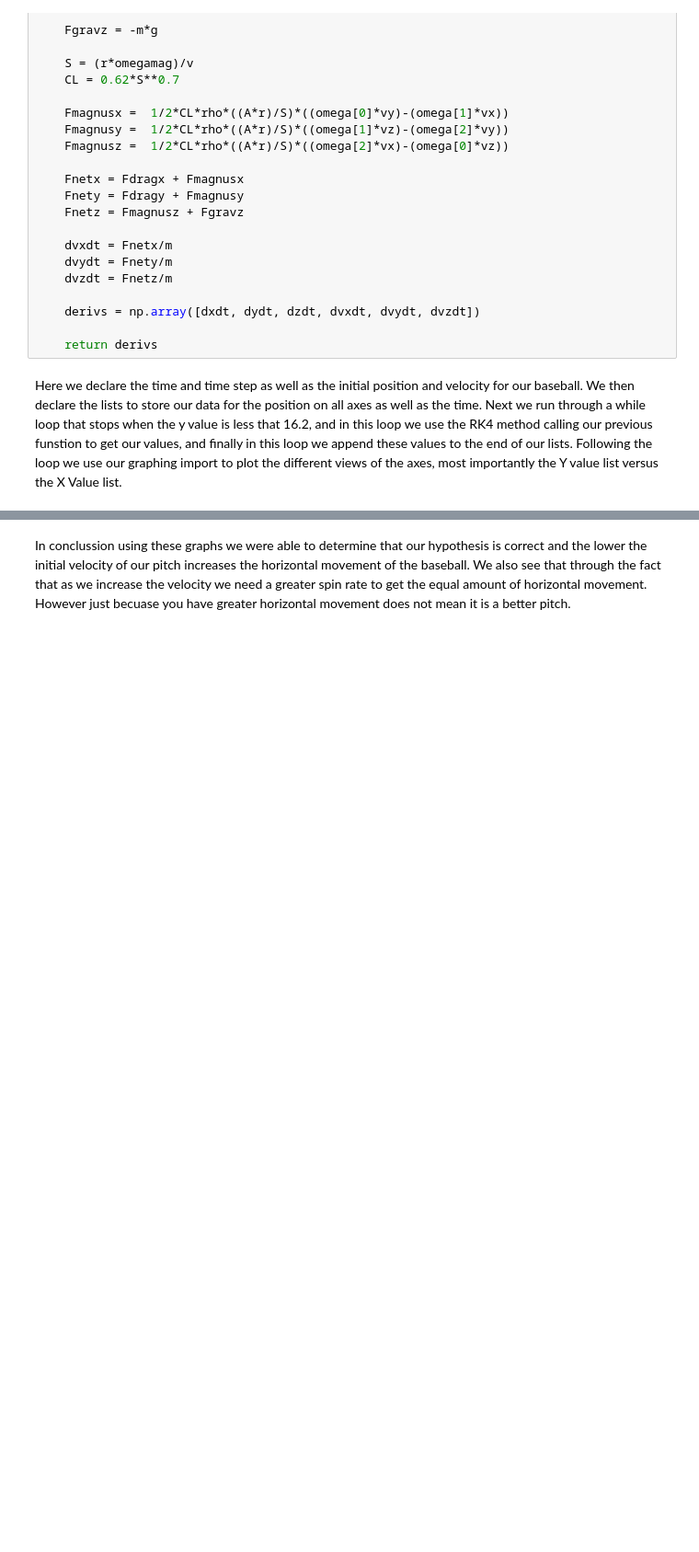
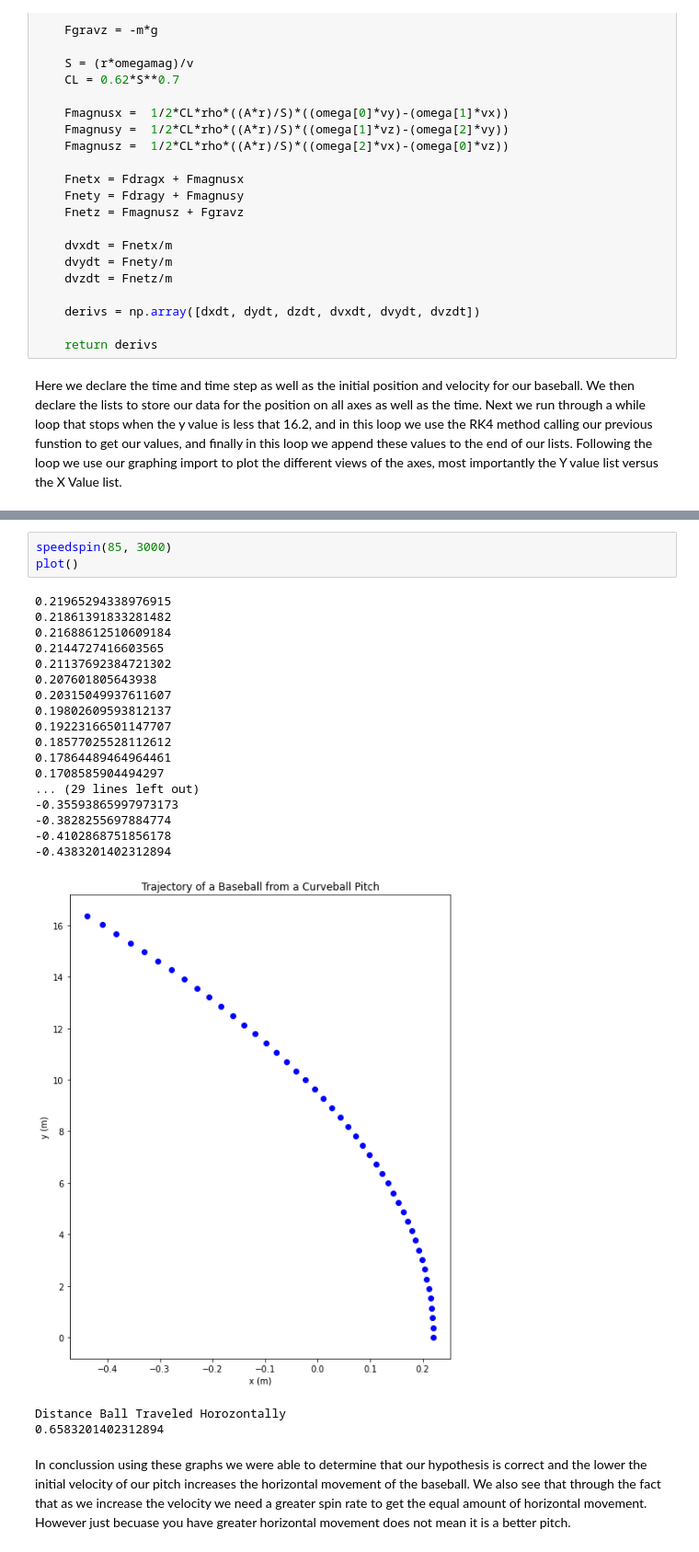
Before and after one commit to Kjbyers6/Portfolio-KByers, a Jupyter notebook: Project 2.ipynb, the cells around one changed output, grey strips where cells are left out. Shown at 92% size. Drawn from its saved outputs; the diff is of its cells as text; blank space fills up the shorter version.

```diff
--- a/Project 2.ipynb
+++ b/Project 2.ipynb
@@ -188,2 +190,26 @@ Finally this is calculated with the velocity of 85 mph and a spin rate of 3000 :
+# %%
+speedspin(85, 3000)
+plot()
+# %% [output]
+0.21965294338976915
+0.21861391833281482
+0.21688612510609184
+0.2144727416603565
+0.21137692384721302
+0.207601805643938
+0.20315049937611607
+0.19802609593812137
+0.19223166501147707
+0.18577025528112612
+0.17864489464964461
+0.1708585904494297
+... (29 lines left out)
+-0.35593865997973173
+-0.3828255697884774
+-0.4102868751856178
+-0.4383201402312894
+[figure, added]
+Distance Ball Traveled Horozontally
+0.6583201402312894
 # %% [markdown]
 In conclussion using these graphs we were able to determine that our hypothesis is correct and the lower the initial velocity of our pitch increases the horizontal movement of the baseball. We also see that through the fact that as we increase the velocity we need a greater spin rate to get the equal amount of horizontal movement. However just becuase you have greater horizontal movement does not mean it is a better pitch.
```
Also changed, not shown: parts of 12 cells of this notebook, 1 other file.
